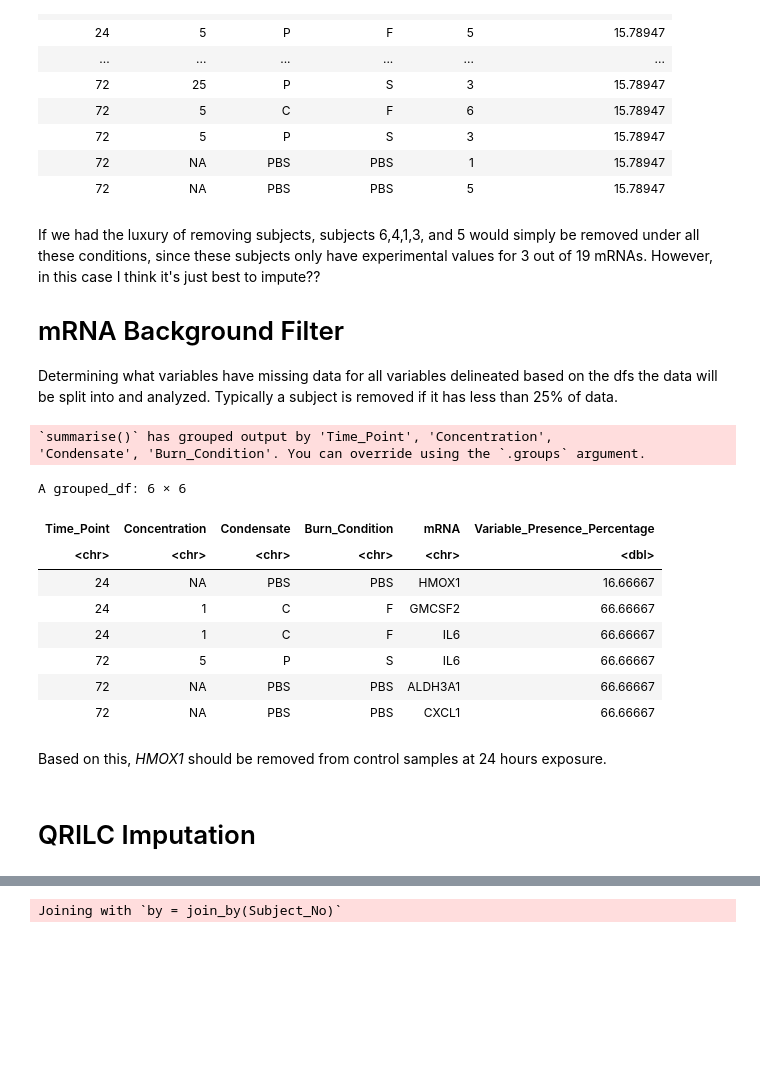
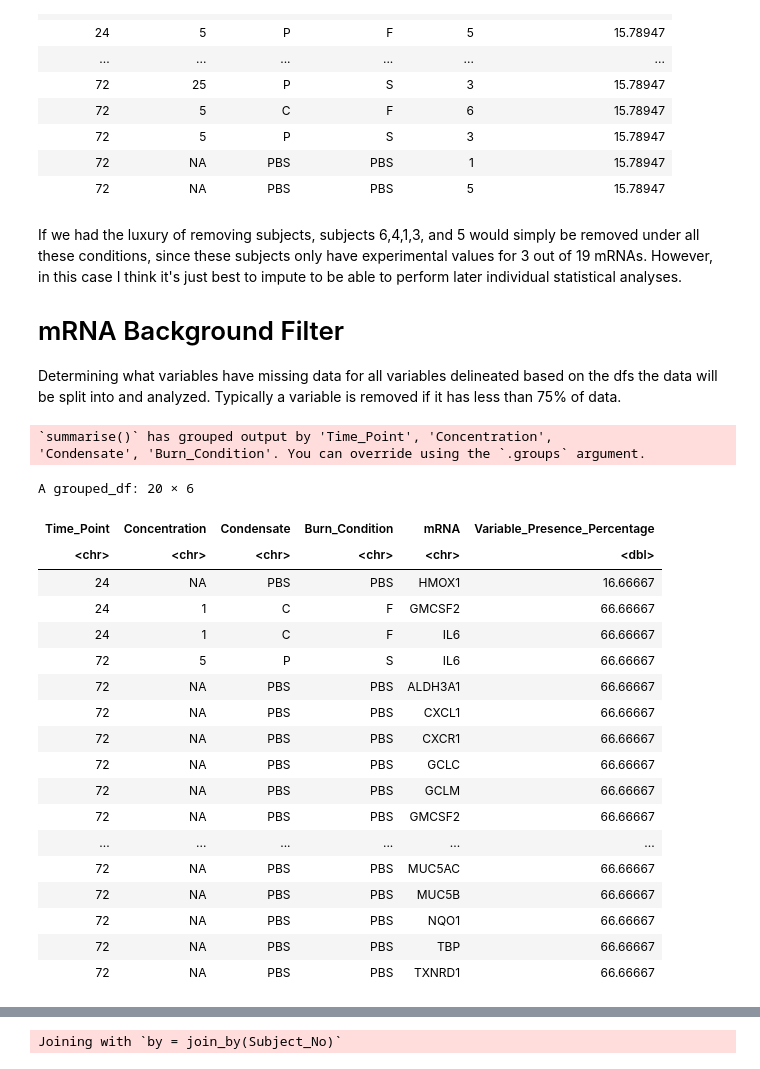
Before and after one commit to UNC-CEMALB/Burn-pit-smoke-condensate-mediated-toxicity-in-human-airway-epithelial-cells-, a Jupyter notebook: 1. Data Processing/mRNA Data Processing.ipynb, the cells around one changed output, grey strips where cells are left out. Cells and saved outputs as stored; diff of their text form; code cells hidden in the pictures; blank space fills up the shorter version.

```diff
--- a/1. Data Processing/mRNA Data Processing.ipynb
+++ b/1. Data Processing/mRNA Data Processing.ipynb
@@ -210,36 +210,43 @@ A grouped_df: 21 × 6
 | 72 | NA | PBS | PBS | 1 | 15.78947 |
 | 72 | NA | PBS | PBS | 5 | 15.78947 |
 # %% [markdown]
-If we had the luxury of removing subjects, subjects 6,4,1,3, and 5 would simply be removed under all these conditions, since these subjects only have experimental values for 3 out of 19 mRNAs. However, in this case I think it's just best to impute??
+If we had the luxury of removing subjects, subjects 6,4,1,3, and 5 would simply be removed under all these conditions, since these subjects only have experimental values for 3 out of 19 mRNAs. However, in this case I think it's just best to impute to be able to perform later individual statistical analyses.
 
 # mRNA Background Filter
 
-Determining what variables have missing data for all variables delineated based on the dfs the data will be split into and analyzed. Typically a subject is removed if it has less than 25% of data.
+Determining what variables have missing data for all variables delineated based on the dfs the data will be split into and analyzed. Typically a variable is removed if it has less than 75% of data.
 # %%
 variable_presence_df = wider_avg_mRNA_df %>%
     rownames_to_column(var = "mRNA") %>%
     pivot_longer(cols = 2:186, names_to = "Sample_ID", values_to = "Norm_ddCT") %>%
     separate(Sample_ID, into = c("Subject_No", "Condensate", "Burn_Condition", "Concentration", "Time_Point")) %>%
     mutate(count = ifelse(!is.na(Norm_ddCT), 1, 0)) %>%
     group_by(Time_Point, Concentration, Condensate, Burn_Condition, mRNA) %>%
     # calculating the percentage of variables with data in all subjects
     summarize(Variable_Presence_Percentage = sum(count)/ length(unique(Subject_No)) * 100) %>%
     arrange(Variable_Presence_Percentage)
 
-head(variable_presence_df)
+variable_presence_df %>%
+    filter(Variable_Presence_Percentage < 75)
 # %% [output]
 `summarise()` has grouped output by 'Time_Point', 'Concentration',
 'Condensate', 'Burn_Condition'. You can override using the `.groups` argument.
-A grouped_df: 6 × 6
+A grouped_df: 20 × 6
 | Time_Point | Concentration | Condensate | Burn_Condition | mRNA | Variable_Presence_Percentage |
 | <chr> | <chr> | <chr> | <chr> | <chr> | <dbl> |
 | 24 | NA | PBS | PBS | HMOX1 | 16.66667 |
 | 24 | 1 | C | F | GMCSF2 | 66.66667 |
 | 24 | 1 | C | F | IL6 | 66.66667 |
 | 72 | 5 | P | S | IL6 | 66.66667 |
 | 72 | NA | PBS | PBS | ALDH3A1 | 66.66667 |
 | 72 | NA | PBS | PBS | CXCL1 | 66.66667 |
+| 72 | NA | PBS | PBS | CXCR1 | 66.66667 |
+| 72 | NA | PBS | PBS | GCLC | 66.66667 |
+| 72 | NA | PBS | PBS | GCLM | 66.66667 |
+| 72 | NA | PBS | PBS | GMCSF2 | 66.66667 |
+| ... | ... | ... | ... | ... | ... |
+| 72 | NA | PBS | PBS | MUC5AC | 66.66667 |
+| 72 | NA | PBS | PBS | MUC5B | 66.66667 |
+| 72 | NA | PBS | PBS | NQO1 | 66.66667 |
+| 72 | NA | PBS | PBS | TBP | 66.66667 |
+| 72 | NA | PBS | PBS | TXNRD1 | 66.66667 |
-# %% [markdown]
-Based on this, *HMOX1* should be removed from control samples at 24 hours exposure.
-# %% [markdown]
-# QRILC Imputation
```
Also changed, not shown: parts of 7 cells of this notebook.
